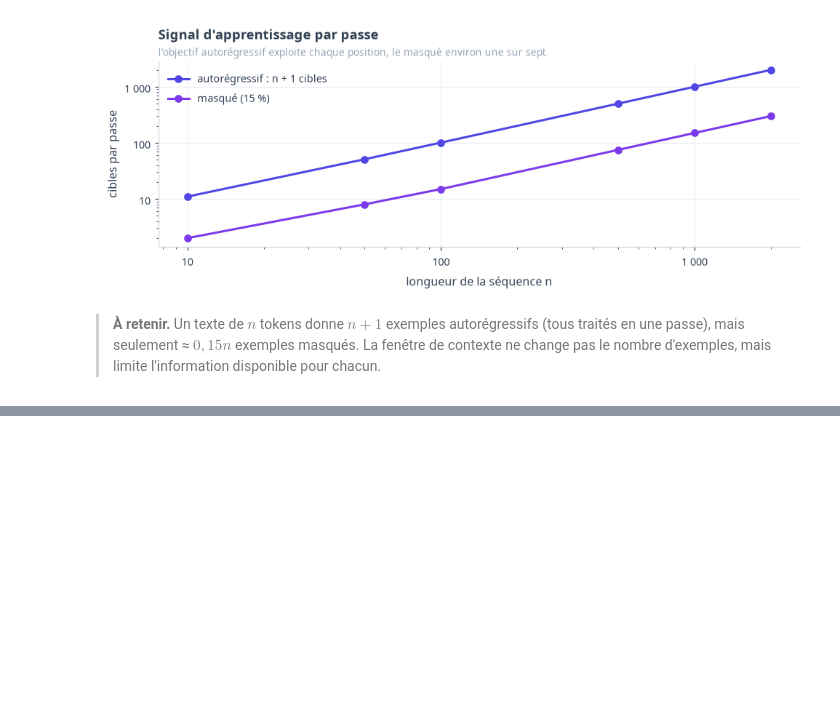
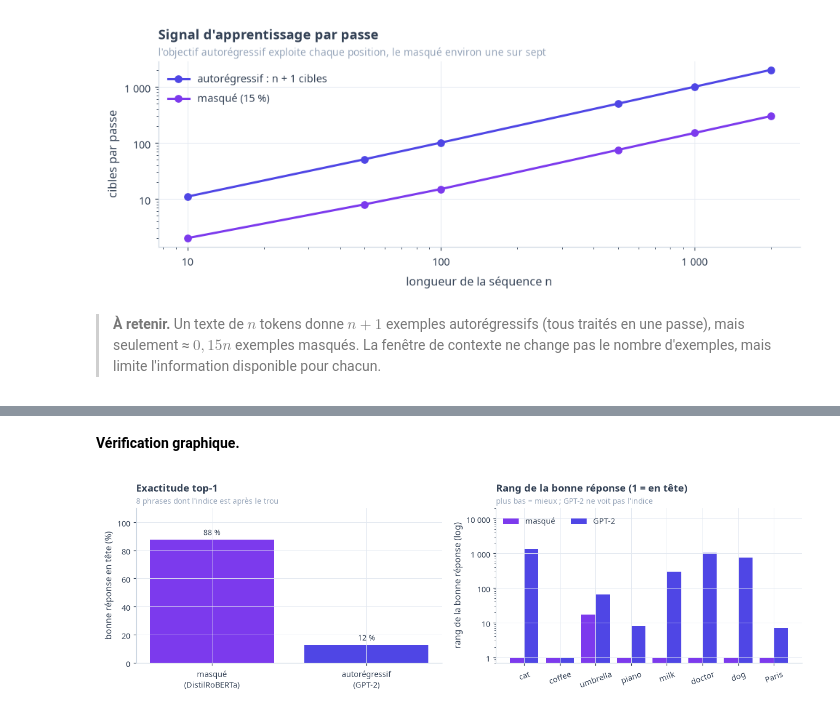
Before and after one commit to gwils28/AI_Engineering__ByTheBook, a Jupyter notebook: notebooks/ch01_introduction_ai_engineering/ch01_exercices_01-05.ipynb, the cells around one changed output, grey strips where cells are left out. Drawn from its saved outputs; the diff is of its cells as text; code cells hidden in the pictures; blank space fills up the shorter version.

```diff
--- a/notebooks/ch01_introduction_ai_engineering/ch01_exercices_01-05.ipynb
+++ b/notebooks/ch01_introduction_ai_engineering/ch01_exercices_01-05.ipynb
@@ -293,0 +444,20 @@ extrait masqué : Le matin, la[MASK][MASK] se réveille lentement. Les b[MASK]an
+# %% [markdown]
+**Vérification graphique.**
+# %%
+fig, axes = plt.subplots(1, 2, figsize=(12, 3.8))
+acc = [np.mean(res["rang masqué"] == 1), np.mean(res["rang GPT-2 (passé seul)"] == 1)]
+axes[0].bar(["masqué\n(DistilRoBERTa)", "autorégressif\n(GPT-2)"], np.array(acc) * 100, color=[VIOLET, INDIGO])
+annotate_bars(axes[0], "{:.0f} %")
+axes[0].set_ylabel("bonne réponse en tête (%)"); axes[0].set_ylim(0, 110)
+c1.title_sub(axes[0], "Exactitude top-1", "8 phrases dont l'indice est après le trou")
+x = np.arange(len(res))
+axes[1].bar(x - 0.2, res["rang masqué"], 0.4, color=VIOLET, label="masqué")
+axes[1].bar(x + 0.2, res["rang GPT-2 (passé seul)"], 0.4, color=INDIGO, label="GPT-2")
+axes[1].set_yscale("log"); c1.plain_log(axes[1]); axes[1].set_ylim(0.7, 2e4)
+axes[1].set_xticks(x, res["réponse"], rotation=20)
+axes[1].set_ylabel("rang de la bonne réponse (log)")
+axes[1].legend(loc="upper left", ncol=2)
+c1.title_sub(axes[1], "Rang de la bonne réponse (1 = en tête)", "plus bas = mieux ; GPT-2 ne voit pas l'indice")
+finish(fig); plt.show()
+# %% [output]
+[figure, added]
```
Also changed, not shown: parts of 15 cells of this notebook.
